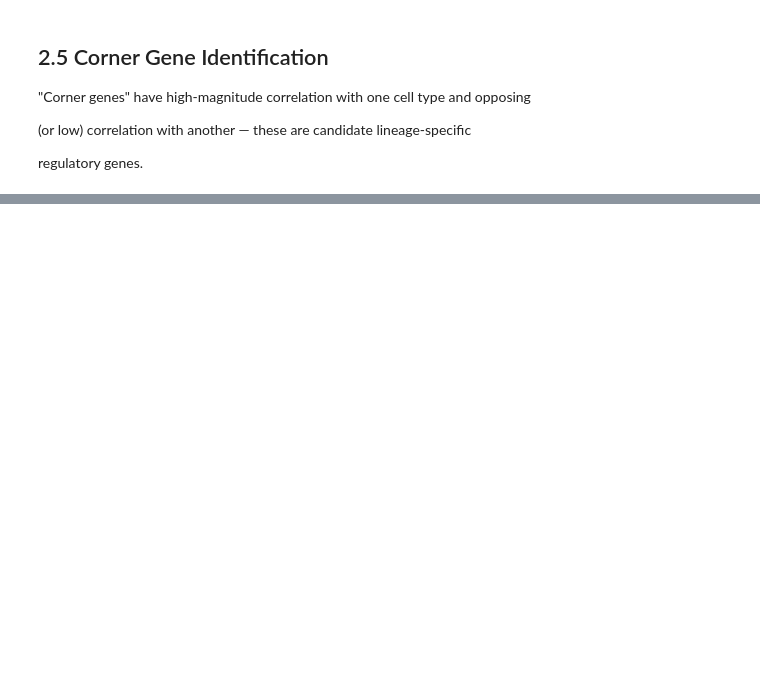
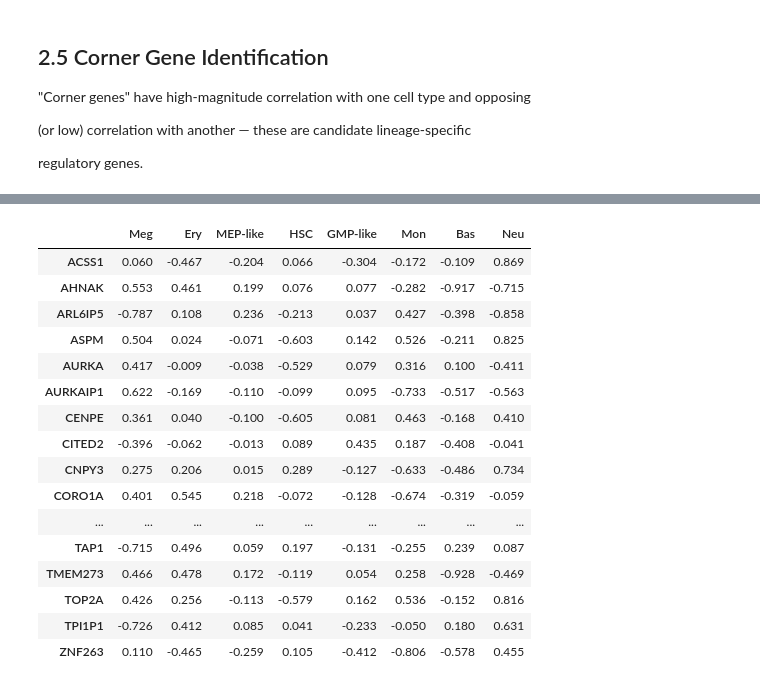
Before and after one commit to Bernaljp/scHopfield, a Jupyter notebook: notebooks/02_energy_analysis.ipynb, the cells around one changed output, grey strips where cells are left out. Cells and saved outputs as stored; diff of their text form; code cells hidden in the pictures; blank space fills up the shorter version.

```diff
--- a/notebooks/02_energy_analysis.ipynb
+++ b/notebooks/02_energy_analysis.ipynb
@@ -314,6 +319,24 @@ print(corner_genes)
 # %%
 # Visualise corner gene correlation table
 df_corr_corners = pd.DataFrame.from_dict(correlation, orient='columns')
 df_corr_corners.index = gene_names
 df_corr_corners = df_corr_corners.loc[corner_genes]
-print(df_corr_corners.round(3))
+df_corr_corners.round(3)
+# %% [output]
+|  | Meg | Ery | MEP-like | HSC | GMP-like | Mon | Bas | Neu |
+| ACSS1 | 0.060 | -0.467 | -0.204 | 0.066 | -0.304 | -0.172 | -0.109 | 0.869 |
+| AHNAK | 0.553 | 0.461 | 0.199 | 0.076 | 0.077 | -0.282 | -0.917 | -0.715 |
+| ARL6IP5 | -0.787 | 0.108 | 0.236 | -0.213 | 0.037 | 0.427 | -0.398 | -0.858 |
+| ASPM | 0.504 | 0.024 | -0.071 | -0.603 | 0.142 | 0.526 | -0.211 | 0.825 |
+| AURKA | 0.417 | -0.009 | -0.038 | -0.529 | 0.079 | 0.316 | 0.100 | -0.411 |
+| AURKAIP1 | 0.622 | -0.169 | -0.110 | -0.099 | 0.095 | -0.733 | -0.517 | -0.563 |
+| CENPE | 0.361 | 0.040 | -0.100 | -0.605 | 0.081 | 0.463 | -0.168 | 0.410 |
+| CITED2 | -0.396 | -0.062 | -0.013 | 0.089 | 0.435 | 0.187 | -0.408 | -0.041 |
+| CNPY3 | 0.275 | 0.206 | 0.015 | 0.289 | -0.127 | -0.633 | -0.486 | 0.734 |
+| CORO1A | 0.401 | 0.545 | 0.218 | -0.072 | -0.128 | -0.674 | -0.319 | -0.059 |
+| ... | ... | ... | ... | ... | ... | ... | ... | ... |
+| TAP1 | -0.715 | 0.496 | 0.059 | 0.197 | -0.131 | -0.255 | 0.239 | 0.087 |
+| TMEM273 | 0.466 | 0.478 | 0.172 | -0.119 | 0.054 | 0.258 | -0.928 | -0.469 |
+| TOP2A | 0.426 | 0.256 | -0.113 | -0.579 | 0.162 | 0.536 | -0.152 | 0.816 |
+| TPI1P1 | -0.726 | 0.412 | 0.085 | 0.041 | -0.233 | -0.050 | 0.180 | 0.631 |
+| ZNF263 | 0.110 | -0.465 | -0.259 | 0.105 | -0.412 | -0.806 | -0.578 | 0.455 |
```
Also changed, not shown: parts of 4 cells of this notebook, 1 other file.
